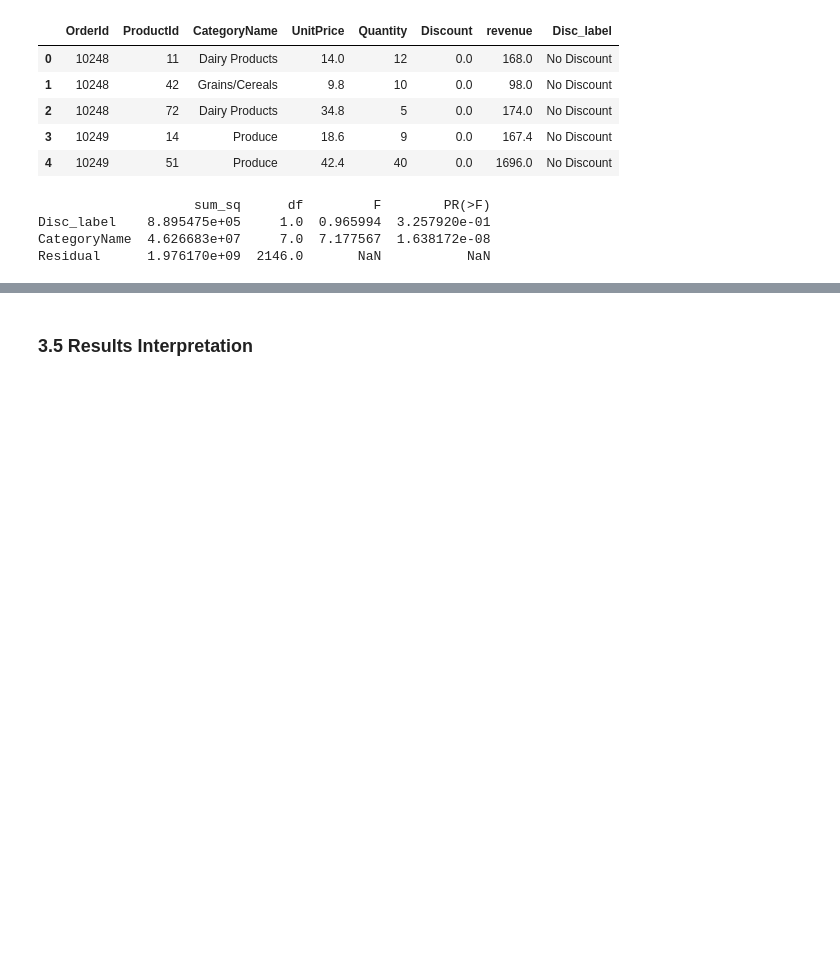
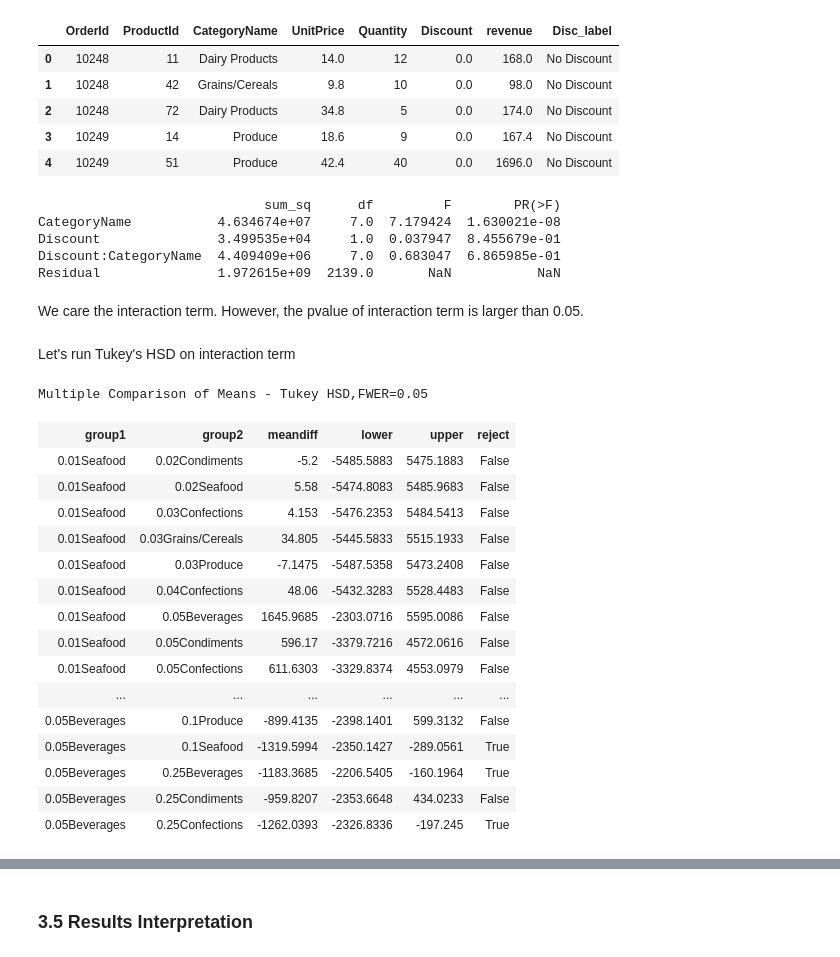
Before and after one commit to bonniema/HypothesisTesting-NorthwindEcommerce, a Jupyter notebook: Mod3 Project_1121_bm.ipynb, the cells around one changed output, grey strips where cells are left out. Saved outputs shown, nothing was run; the diff lists cells and outputs as text; code cells hidden in the pictures; blank space fills up the shorter version.

```diff
--- a/Mod3 Project_1121_bm.ipynb
+++ b/Mod3 Project_1121_bm.ipynb
@@ -1257,12 +1260,43 @@ D = category['Discount']
 C = category['CategoryName']
 # %%
 #formula = 'Y ~ C(D) + C(C)'
-formula = 'revenue ~ Disc_label + CategoryName'
+formula = 'revenue ~ Discount * CategoryName ' #use * to present interaction!
 lm = ols(formula, data = category).fit()
 table = sm.stats.anova_lm(lm, typ=2)
 print(table)
 # %% [output]
-                    sum_sq      df         F        PR(>F)
-Disc_label    8.895475e+05     1.0  0.965994  3.257920e-01
-CategoryName  4.626683e+07     7.0  7.177567  1.638172e-08
-Residual      1.976170e+09  2146.0       NaN           NaN
+                             sum_sq      df         F        PR(>F)
+CategoryName           4.634674e+07     7.0  7.179424  1.630021e-08
+Discount               3.499535e+04     1.0  0.037947  8.455679e-01
+Discount:CategoryName  4.409409e+06     7.0  0.683047  6.865985e-01
+Residual               1.972615e+09  2139.0       NaN           NaN
+# %% [markdown]
+We care the interaction term. However, the pvalue of interaction term is larger than 0.05.
+# %% [markdown]
+Let's run Tukey's HSD on interaction term
+# %%
+from statsmodels.stats.multicomp import MultiComparison
+from statsmodels.stats.multicomp import pairwise_tukeyhsd
+
+com = MultiComparison(Y, D.astype("str")+C.astype("str")) #use interaction
+tukey = com.tukeyhsd()
+#tukey.plot_simultaneous(comparison_name=, xlabel=, ylabel=)
+tukey.summary()
+# %% [output]
+Multiple Comparison of Means - Tukey HSD,FWER=0.05
+| group1 | group2 | meandiff | lower | upper | reject |
+| 0.01Seafood | 0.02Condiments | -5.2 | -5485.5883 | 5475.1883 | False |
+| 0.01Seafood | 0.02Seafood | 5.58 | -5474.8083 | 5485.9683 | False |
+| 0.01Seafood | 0.03Confections | 4.153 | -5476.2353 | 5484.5413 | False |
+| 0.01Seafood | 0.03Grains/Cereals | 34.805 | -5445.5833 | 5515.1933 | False |
+| 0.01Seafood | 0.03Produce | -7.1475 | -5487.5358 | 5473.2408 | False |
+| 0.01Seafood | 0.04Confections | 48.06 | -5432.3283 | 5528.4483 | False |
+| 0.01Seafood | 0.05Beverages | 1645.9685 | -2303.0716 | 5595.0086 | False |
+| 0.01Seafood | 0.05Condiments | 596.17 | -3379.7216 | 4572.0616 | False |
+| 0.01Seafood | 0.05Confections | 611.6303 | -3329.8374 | 4553.0979 | False |
+| ... | ... | ... | ... | ... | ... |
+| 0.05Beverages | 0.1Produce | -899.4135 | -2398.1401 | 599.3132 | False |
+| 0.05Beverages | 0.1Seafood | -1319.5994 | -2350.1427 | -289.0561 | True |
+| 0.05Beverages | 0.25Beverages | -1183.3685 | -2206.5405 | -160.1964 | True |
+| 0.05Beverages | 0.25Condiments | -959.8207 | -2353.6648 | 434.0233 | False |
+| 0.05Beverages | 0.25Confections | -1262.0393 | -2326.8336 | -197.245 | True |
```
Also changed, not shown: parts of 27 cells of this notebook.
